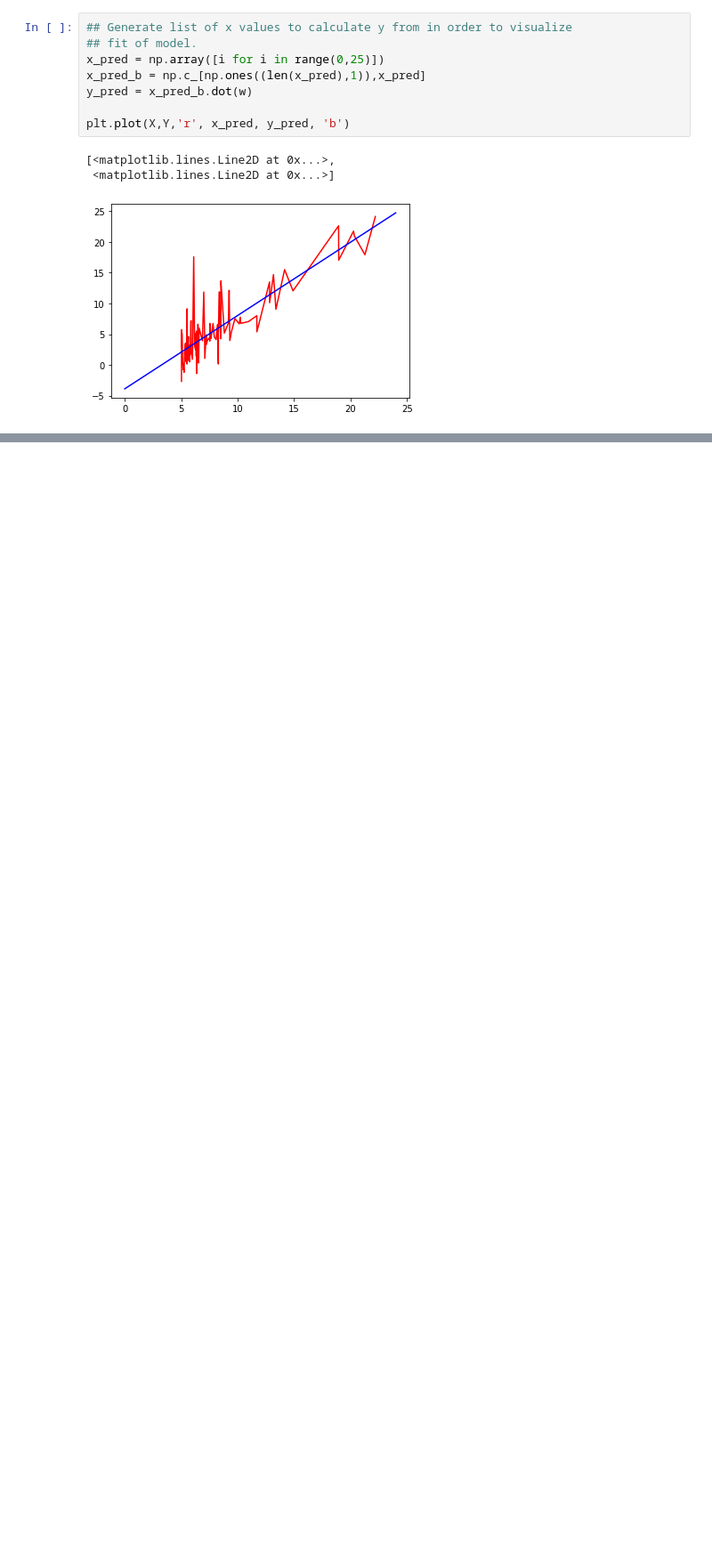
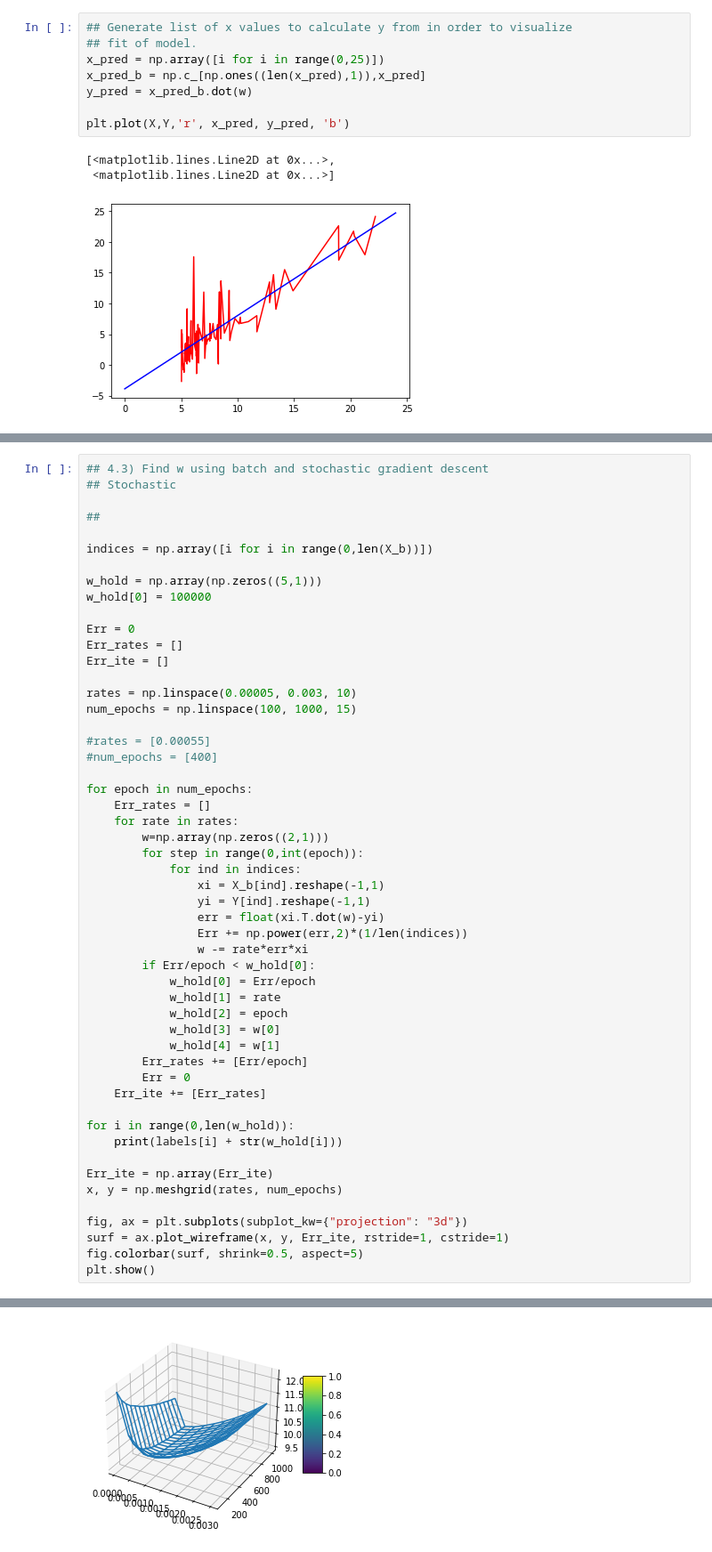
Before and after one commit to aleks-dimoski/CPE695, a Jupyter notebook: HW2/HW2_Lin_Reg.ipynb, the cells around one changed output, grey strips where cells are left out. Shown at 89% size. Cells and saved outputs as stored; diff of their text form; blank space fills up the shorter version.

```diff
--- a/HW2/HW2_Lin_Reg.ipynb
+++ b/HW2/HW2_Lin_Reg.ipynb
@@ -107,0 +115,53 @@ plt.show()
+# %%
+## 4.3) Find w using batch and stochastic gradient descent
+## Stochastic
+
+##
+
+indices = np.array([i for i in range(0,len(X_b))])
+
+w_hold = np.array(np.zeros((5,1)))
+w_hold[0] = 100000
+
+Err = 0
+Err_rates = []
+Err_ite = []
+
+rates = np.linspace(0.00005, 0.003, 10)
+num_epochs = np.linspace(100, 1000, 15)
+
+#rates = [0.00055]
+#num_epochs = [400]
+
+for epoch in num_epochs:
+    Err_rates = []
+    for rate in rates:
+        w=np.array(np.zeros((2,1)))
+        for step in range(0,int(epoch)):
+            for ind in indices:
+                xi = X_b[ind].reshape(-1,1)
+                yi = Y[ind].reshape(-1,1)
+                err = float(xi.T.dot(w)-yi)
+                Err += np.power(err,2)*(1/len(indices))
+                w -= rate*err*xi
+        if Err/epoch < w_hold[0]:
+            w_hold[0] = Err/epoch
+            w_hold[1] = rate
+            w_hold[2] = epoch
+            w_hold[3] = w[0]
+            w_hold[4] = w[1]
+        Err_rates += [Err/epoch]
+        Err = 0
+    Err_ite += [Err_rates]
+
+for i in range(0,len(w_hold)):
+    print(labels[i] + str(w_hold[i]))
+
+Err_ite = np.array(Err_ite)
+x, y = np.meshgrid(rates, num_epochs)
+
+fig, ax = plt.subplots(subplot_kw={"projection": "3d"})
+surf = ax.plot_wireframe(x, y, Err_ite, rstride=1, cstride=1)
+fig.colorbar(surf, shrink=0.5, aspect=5)
+plt.show()
+# %% [output]
@@ -107,0 +173 @@ plt.show()
+[figure, added]
```
Also changed, not shown: parts of 7 cells of this notebook.
